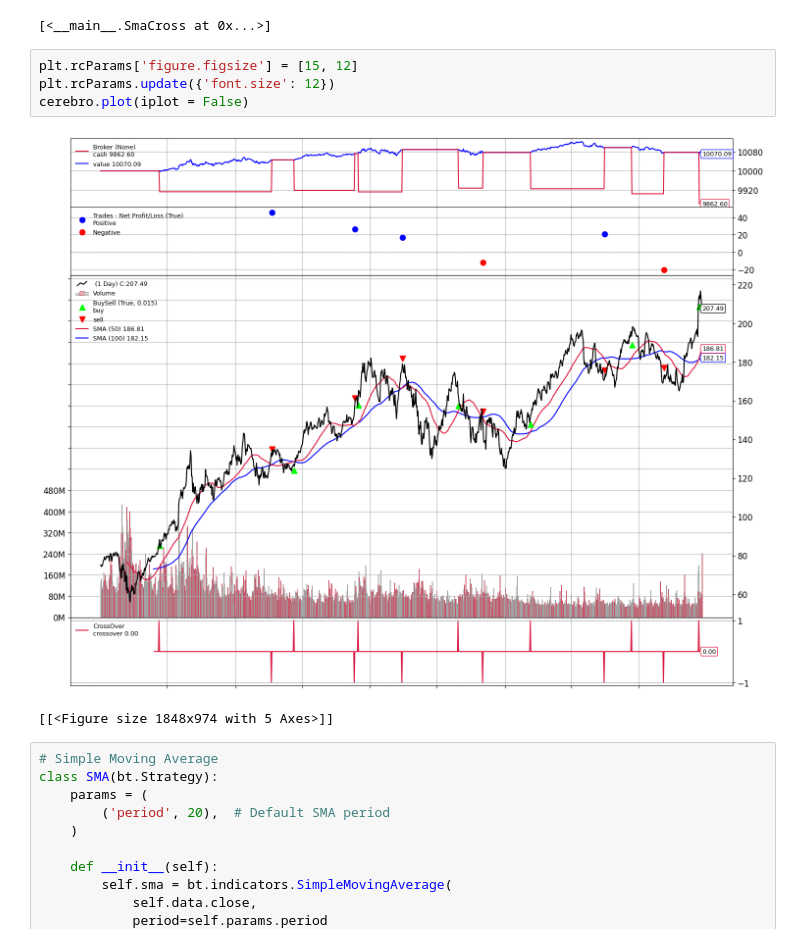
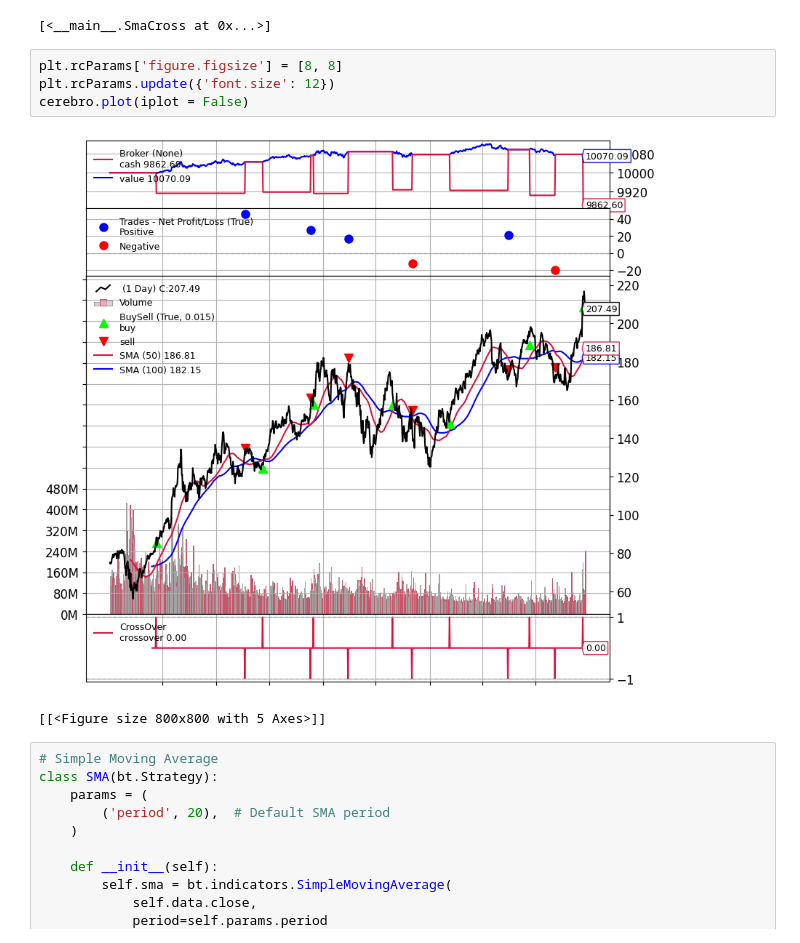
Before and after one commit to Addisu-Alemu/Scalable-Backtesting-Infrastructure, a Jupyter notebook: backend/notebook/backtrader_strategies.ipynb, the cells around one changed output. Drawn from its saved outputs; the diff is of its cells as text.

```diff
--- a/backend/notebook/backtrader_strategies.ipynb
+++ b/backend/notebook/backtrader_strategies.ipynb
@@ -41,12 +41,12 @@ cerebro.run()
 # %% [output]
 [<__main__.SmaCross at 0x...>]
 # %%
-plt.rcParams['figure.figsize'] = [15, 12]
+plt.rcParams['figure.figsize'] = [8, 8]
 plt.rcParams.update({'font.size': 12})
 cerebro.plot(iplot = False)
 # %% [output]
-[figure, old version]
+[figure, new version]
-[[<Figure size 1848x974 with 5 Axes>]]
+[[<Figure size 800x800 with 5 Axes>]]
 # %%
 # Simple Moving Average
 class SMA(bt.Strategy):
```
Also changed, not shown: 5 other files.
